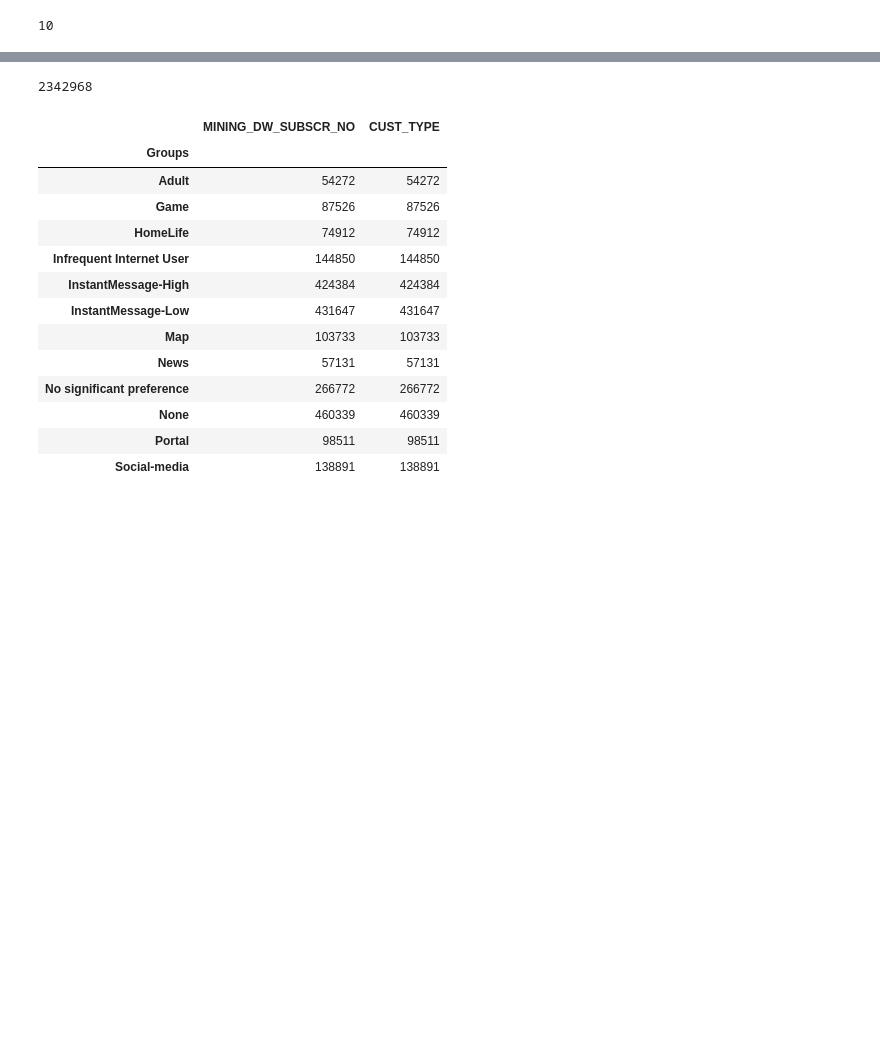
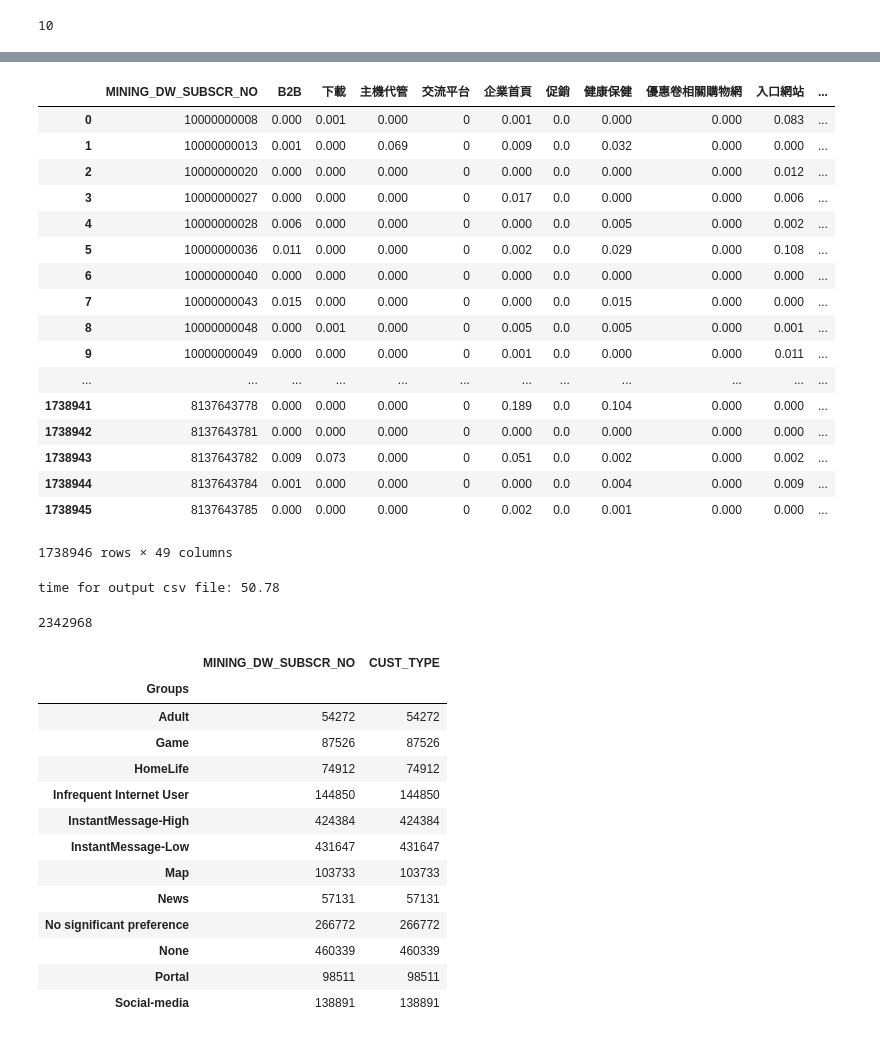
Before and after one commit to xiaosean/preprocess_py, a Jupyter notebook: csv_lookhead.ipynb, the cells around one changed output, grey strips where cells are left out. Cells and saved outputs as stored; diff of their text form; code cells hidden in the pictures; blank space fills up the shorter version.

```diff
--- a/csv_lookhead.ipynb
+++ b/csv_lookhead.ipynb
@@ -85,3 +237,33 @@ df.groupby("CUST_TYPE").count()
+# %%
+temp_df = df[df.columns[1:]]
+# %%
+temp_df
+# %% [output]
+|  | MINING_DW_SUBSCR_NO | B2B | 下載 | 主機代管 | 交流平台 | 企業首頁 | 促銷 | 健康保健 | 優惠卷相關購物網 | 入口網站 | ... |
+| 0 | 10000000008 | 0.000 | 0.001 | 0.000 | 0 | 0.001 | 0.0 | 0.000 | 0.000 | 0.083 | ... |
+| 1 | 10000000013 | 0.001 | 0.000 | 0.069 | 0 | 0.009 | 0.0 | 0.032 | 0.000 | 0.000 | ... |
+| 2 | 10000000020 | 0.000 | 0.000 | 0.000 | 0 | 0.000 | 0.0 | 0.000 | 0.000 | 0.012 | ... |
+| 3 | 10000000027 | 0.000 | 0.000 | 0.000 | 0 | 0.017 | 0.0 | 0.000 | 0.000 | 0.006 | ... |
+| 4 | 10000000028 | 0.006 | 0.000 | 0.000 | 0 | 0.000 | 0.0 | 0.005 | 0.000 | 0.002 | ... |
+| 5 | 10000000036 | 0.011 | 0.000 | 0.000 | 0 | 0.002 | 0.0 | 0.029 | 0.000 | 0.108 | ... |
+| 6 | 10000000040 | 0.000 | 0.000 | 0.000 | 0 | 0.000 | 0.0 | 0.000 | 0.000 | 0.000 | ... |
+| 7 | 10000000043 | 0.015 | 0.000 | 0.000 | 0 | 0.000 | 0.0 | 0.015 | 0.000 | 0.000 | ... |
+| 8 | 10000000048 | 0.000 | 0.001 | 0.000 | 0 | 0.005 | 0.0 | 0.005 | 0.000 | 0.001 | ... |
+| 9 | 10000000049 | 0.000 | 0.000 | 0.000 | 0 | 0.001 | 0.0 | 0.000 | 0.000 | 0.011 | ... |
+| ... | ... | ... | ... | ... | ... | ... | ... | ... | ... | ... | ... |
+| 1738941 | 8137643778 | 0.000 | 0.000 | 0.000 | 0 | 0.189 | 0.0 | 0.104 | 0.000 | 0.000 | ... |
+| 1738942 | 8137643781 | 0.000 | 0.000 | 0.000 | 0 | 0.000 | 0.0 | 0.000 | 0.000 | 0.000 | ... |
+| 1738943 | 8137643782 | 0.009 | 0.073 | 0.000 | 0 | 0.051 | 0.0 | 0.002 | 0.000 | 0.002 | ... |
+| 1738944 | 8137643784 | 0.001 | 0.000 | 0.000 | 0 | 0.000 | 0.0 | 0.004 | 0.000 | 0.009 | ... |
+| 1738945 | 8137643785 | 0.000 | 0.000 | 0.000 | 0 | 0.002 | 0.0 | 0.001 | 0.000 | 0.000 | ... |
+1738946 rows × 49 columns
+# %%
+# write to csv and no index
+t0 = time()
+temp_df.to_csv("DATA_FOR_KMEANS_revise.csv", index=False)
+print("time for output csv file: %.2f" % (time()-t0))
+# %% [output]
+time for output csv file: 50.78
 # %%
 path = "./marketing_analyze/"
 filename = "group_id_with_none_20170709_12.csv"
```
Also changed, not shown: parts of 15 cells of this notebook, 26 other files.
